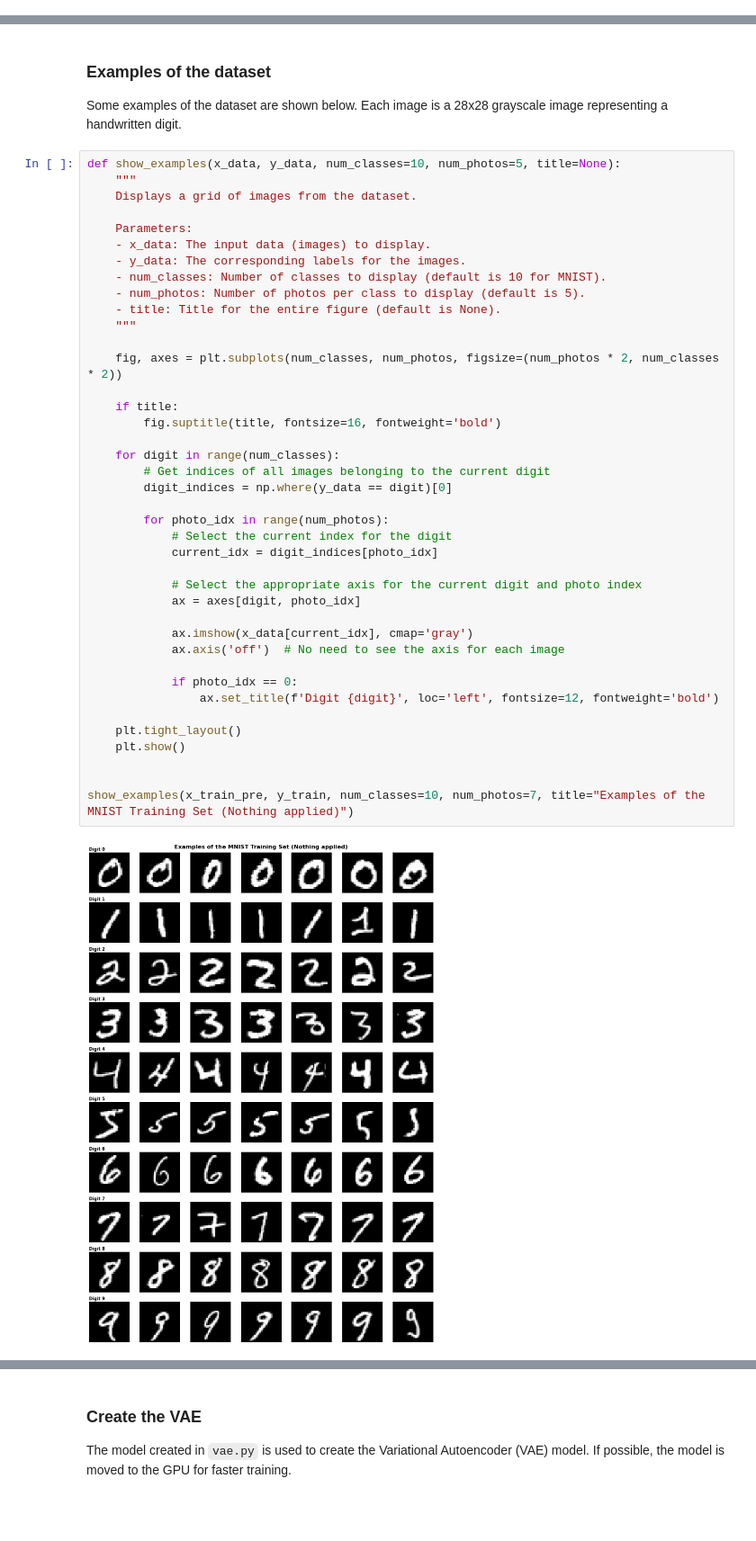
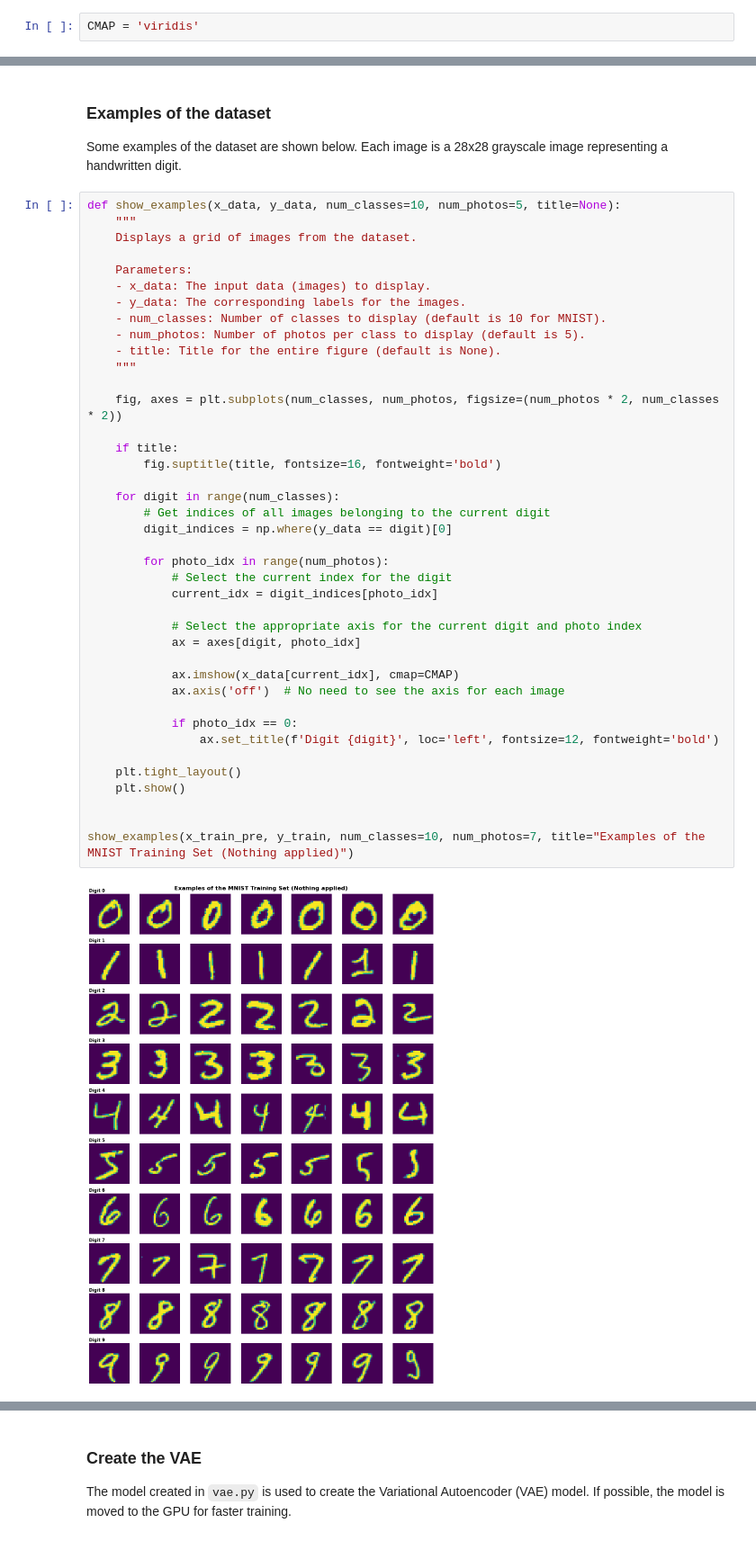
Before and after one commit to arturo-olvrs/VAE-MINST, a Jupyter notebook: vae-minst.ipynb, the cells around one changed output, grey strips where cells are left out. Shown at 90% size. Drawn from its saved outputs; the diff is of its cells as text; blank space fills up the shorter version.

```diff
--- a/vae-minst.ipynb
+++ b/vae-minst.ipynb
@@ -125,3 +33,5 @@ class Gaussian_VAE(nn.Module):
+# %%
+CMAP = 'viridis'
 # %%
 device = torch.device('cuda' if torch.cuda.is_available() else 'cpu')
 print(device)
@@ -180,35 +90,35 @@ def show_examples(x_data, y_data, num_classes=10, num_photos=5, title=None):
     - title: Title for the entire figure (default is None).
     """
 
     fig, axes = plt.subplots(num_classes, num_photos, figsize=(num_photos * 2, num_classes * 2))
 
     if title:
         fig.suptitle(title, fontsize=16, fontweight='bold')
 
     for digit in range(num_classes):
         # Get indices of all images belonging to the current digit
         digit_indices = np.where(y_data == digit)[0]
 
         for photo_idx in range(num_photos):
             # Select the current index for the digit
             current_idx = digit_indices[photo_idx]
 
             # Select the appropriate axis for the current digit and photo index
             ax = axes[digit, photo_idx]
 
-            ax.imshow(x_data[current_idx], cmap='gray')
+            ax.imshow(x_data[current_idx], cmap=CMAP)
             ax.axis('off')  # No need to see the axis for each image
 
             if photo_idx == 0:
                 ax.set_title(f'Digit {digit}', loc='left', fontsize=12, fontweight='bold')
 
     plt.tight_layout()
     plt.show()
 
 
 show_examples(x_train_pre, y_train, num_classes=10, num_photos=7, title="Examples of the MNIST Training Set (Nothing applied)")
 # %% [output]
-[figure, old version]
+[figure, new version]
 # %% [markdown]
 ### Image Redimensioning
 
```
Also changed, not shown: parts of 26 cells of this notebook, 1 other file.
